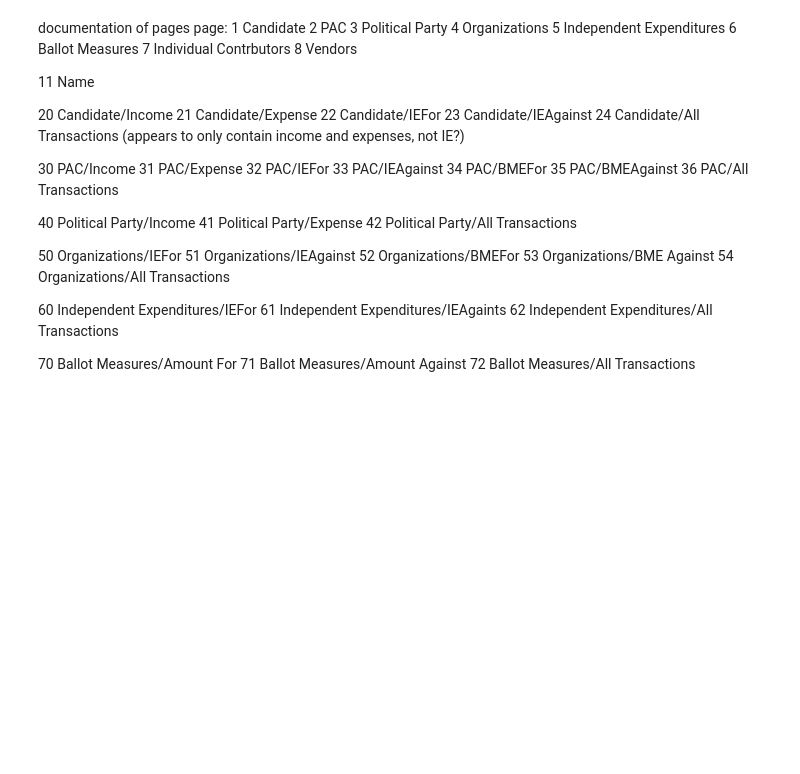
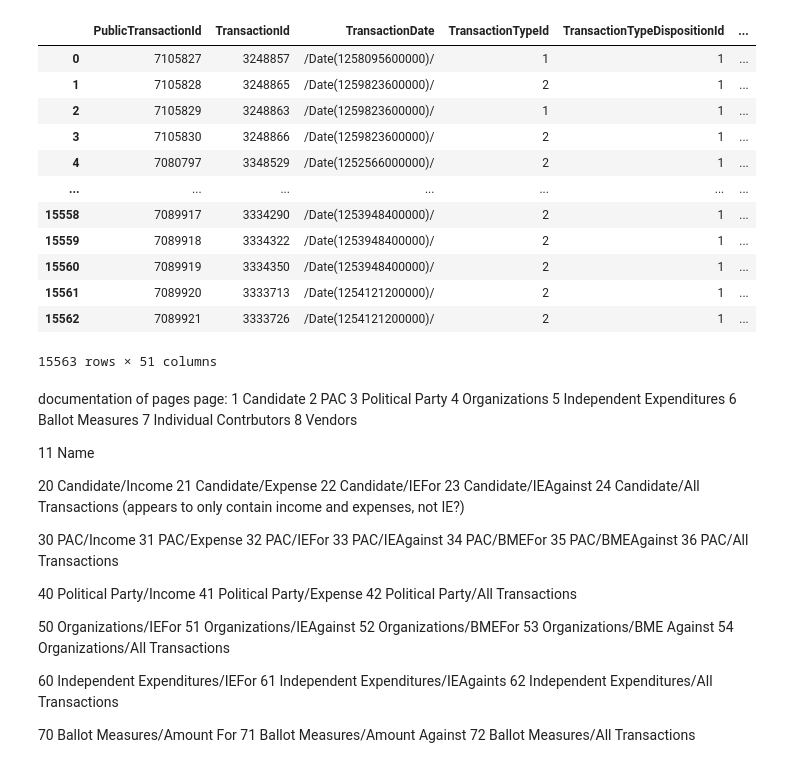
Before and after one commit to uchicago-dsi/climate-cabinet-campaign-finance-tracker, a Jupyter notebook: notebooks/az_webcrawler_3.ipynb, the cells around one changed output. Saved outputs shown, nothing was run; the diff lists cells and outputs as text; code cells hidden in the pictures; blank space fills up the shorter version.

```diff
--- a/notebooks/az_webcrawler_3.ipynb
+++ b/notebooks/az_webcrawler_3.ipynb
@@ -5,0 +328,16 @@ import time
+# %%
+az_wrapper("Candidate/Income", 2009, 2009)
+# %% [output]
+|  | PublicTransactionId | TransactionId | TransactionDate | TransactionTypeId | TransactionTypeDispositionId | ... |
+| 0 | 7105827 | 3248857 | /Date(1258095600000)/ | 1 | 1 | ... |
+| 1 | 7105828 | 3248865 | /Date(1259823600000)/ | 2 | 1 | ... |
+| 2 | 7105829 | 3248863 | /Date(1259823600000)/ | 1 | 1 | ... |
+| 3 | 7105830 | 3248866 | /Date(1259823600000)/ | 2 | 1 | ... |
+| 4 | 7080797 | 3348529 | /Date(1252566000000)/ | 2 | 1 | ... |
+| ... | ... | ... | ... | ... | ... | ... |
+| 15558 | 7089917 | 3334290 | /Date(1253948400000)/ | 2 | 1 | ... |
+| 15559 | 7089918 | 3334322 | /Date(1253948400000)/ | 2 | 1 | ... |
+| 15560 | 7089919 | 3334350 | /Date(1253948400000)/ | 2 | 1 | ... |
+| 15561 | 7089920 | 3333713 | /Date(1254121200000)/ | 2 | 1 | ... |
+| 15562 | 7089921 | 3333726 | /Date(1254121200000)/ | 2 | 1 | ... |
+15563 rows × 51 columns
```
Also changed, not shown: parts of 34 cells of this notebook, 1 other file.
